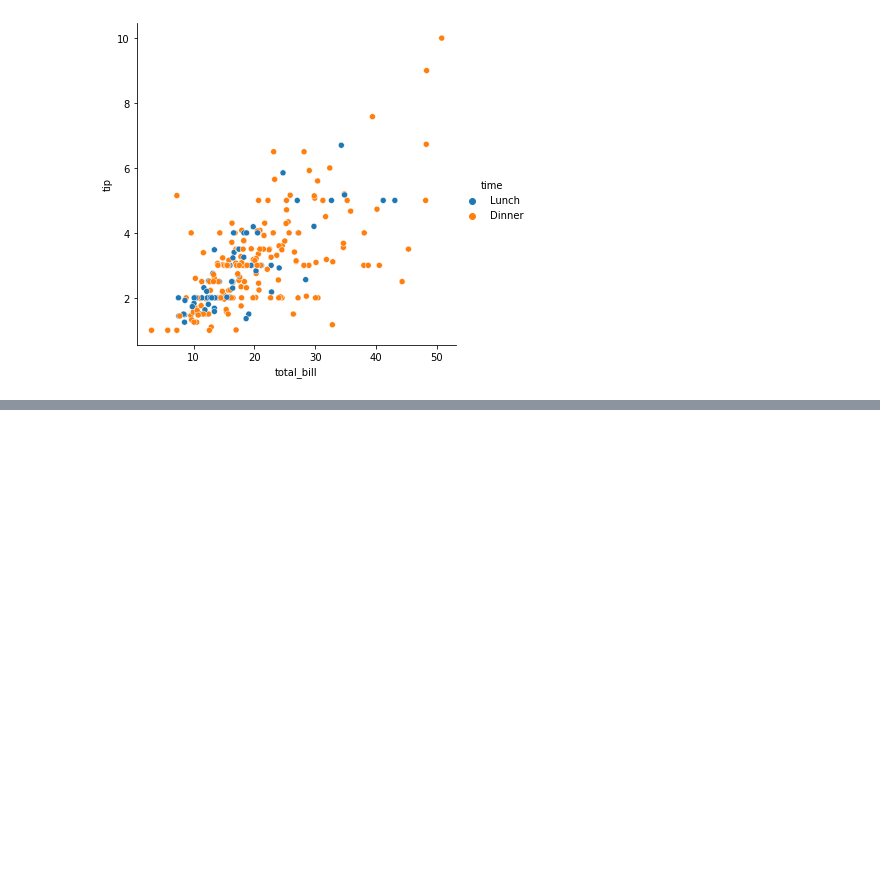
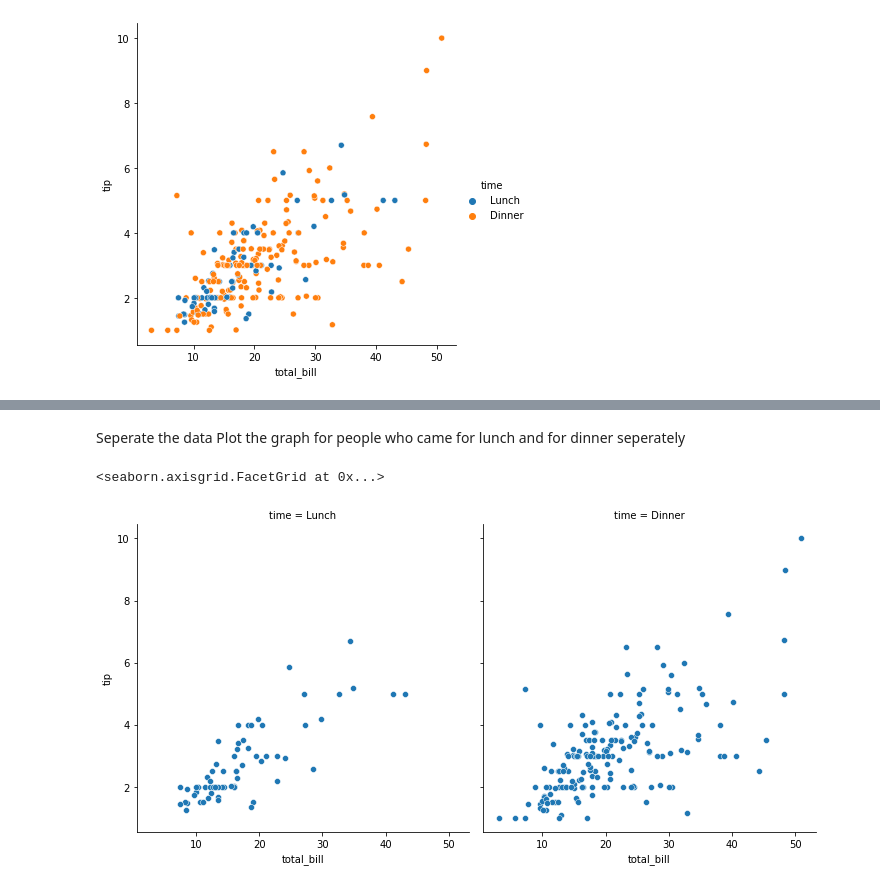
Before and after one commit to Shivanshu04/Datavisualisation, a Jupyter notebook: Graph/graph.ipynb, the cells around one changed output, grey strips where cells are left out. Saved outputs shown, nothing was run; the diff lists cells and outputs as text; code cells hidden in the pictures; blank space fills up the shorter version.

```diff
--- a/Graph/graph.ipynb
+++ b/Graph/graph.ipynb
@@ -474,0 +507,10 @@ sns.relplot(x = 'total_bill', y = 'tip' , data = df1, hue = 'time', style = 'smo
+# %% [markdown]
+Seperate the data
+Plot the graph for people who came for lunch and for dinner seperately
+# %%
+# col = 'time' It seperates the graph in different catogry in that particular column as here we have only two catogry i.e Lunch and dinner time.
+# From the graph we can conclude that more people are coming for dinner than lunch.
+sns.relplot(x = 'total_bill', y = 'tip' , data = df1 ,col ='time' )
+# %% [output]
+<seaborn.axisgrid.FacetGrid at 0x...>
+[figure, added]
```
Also changed, not shown: parts of 30 cells of this notebook.
